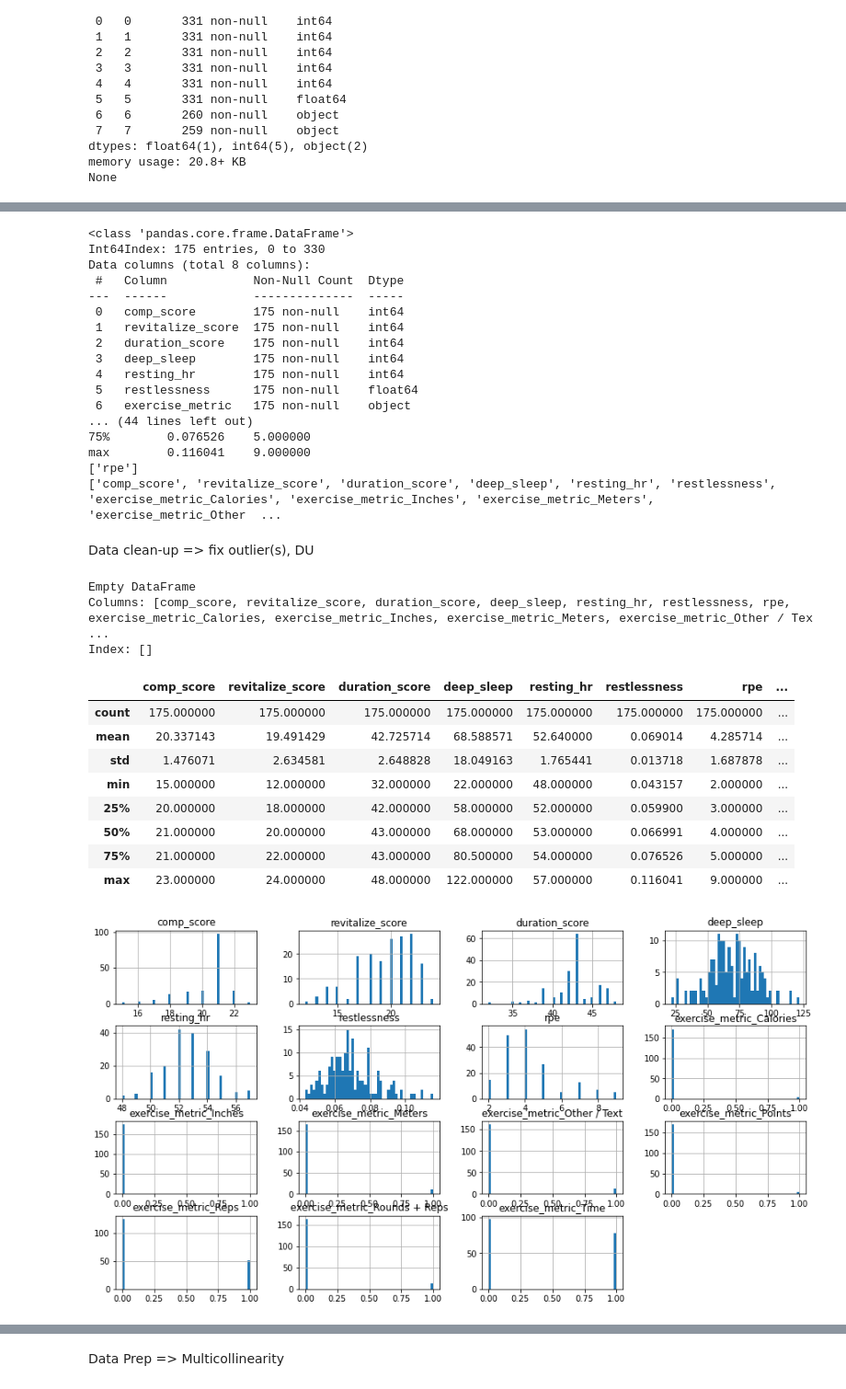
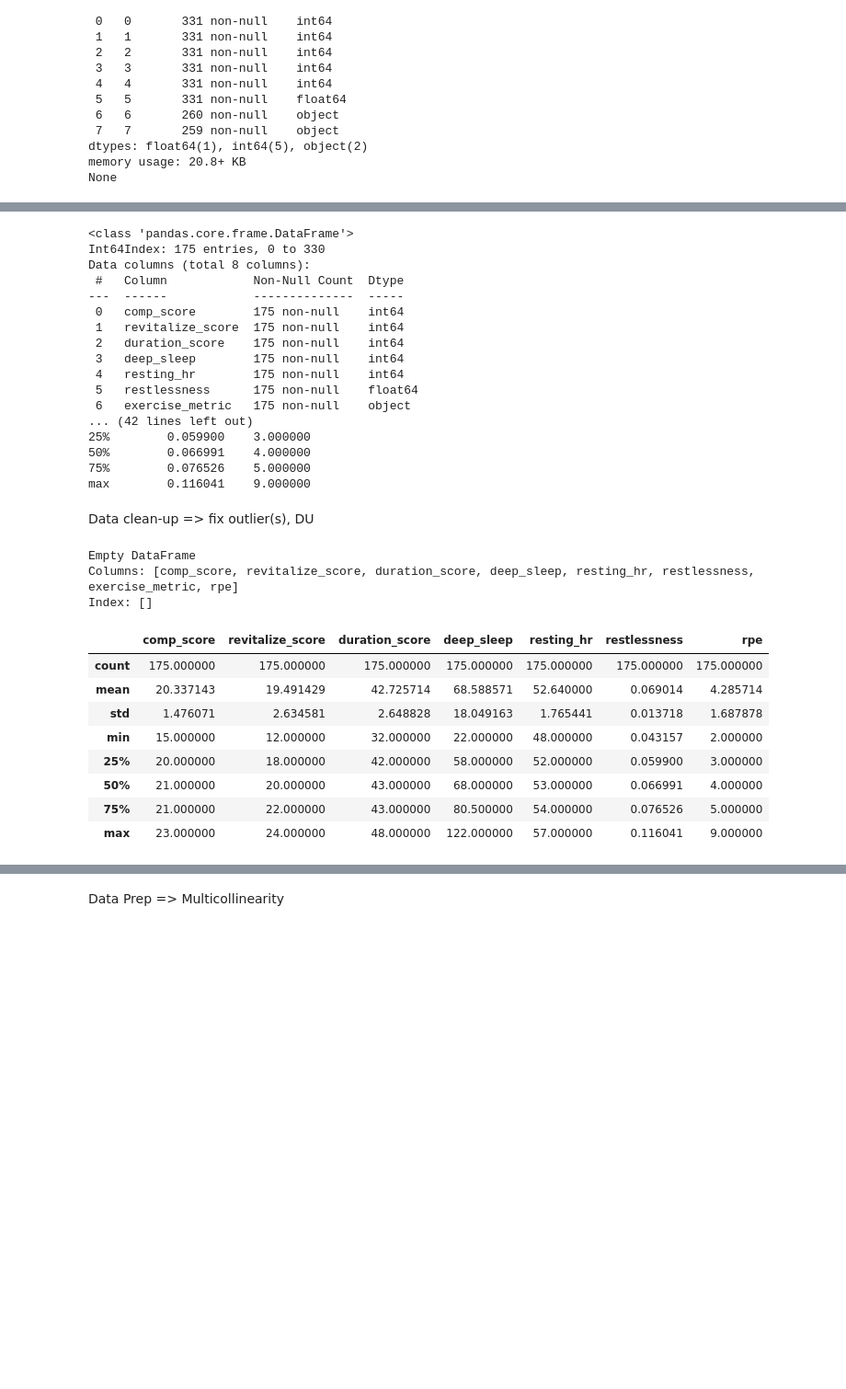
Before and after one commit to djfLtC0dr/python-playground, a Jupyter notebook: DASC522/djfDASC522_final.ipynb, the cells around one changed output, grey strips where cells are left out. Shown at 92% size. Drawn from its saved outputs; the diff is of its cells as text; code cells hidden in the pictures; blank space fills up the shorter version.

```diff
--- a/DASC522/djfDASC522_final.ipynb
+++ b/DASC522/djfDASC522_final.ipynb
@@ -248,6 +248,5 @@ Data Prep => extract @RPE += format += rename columns
 # %%
 import numpy as np
-from sklearn.model_selection import train_test_split
 
 data['rpe'] = data[7].str.extract(r'(@RPE+\d+)', expand=False)
 data['rpe'] = data['rpe'].str[4:].astype(float)
@@ -268,24 +267,10 @@ dict_col_names = {
 }
 
 data.rename(dict_col_names, axis=1, inplace=True)
+
 print(data.info())
 print(data.head(10))
 print(data.describe())
-
-# One Hot Encoding
-data = pd.get_dummies(data)
-# Extract features and labels
-y = data.loc[:, data.columns == 'rpe']
-# List of labels for later use
-labels_list = list(y.columns)
-print(labels_list)
-X = data.loc[:, data.columns != 'rpe']
-# List of features for later use
-feature_list = list(X.columns)
-print(feature_list)
-# Convert to numpy arrays
-arr_features = np.array(X)
-arr_labels = np.array(y)
 # %% [output]
 <class 'pandas.core.frame.DataFrame'>
 Int64Index: 175 entries, 0 to 330
@@ -299,51 +284,41 @@ Data columns (total 8 columns):
  4   resting_hr        175 non-null    int64
  5   restlessness      175 non-null    float64
  6   exercise_metric   175 non-null    object
-... (44 lines left out)
+... (42 lines left out)
+25%        0.059900    3.000000
+50%        0.066991    4.000000
 75%        0.076526    5.000000
 max        0.116041    9.000000
-['rpe']
-['comp_score', 'revitalize_score', 'duration_score', 'deep_sleep', 'resting_hr', 'restlessness', 'exercise_metric_Calories', 'exercise_metric_Inches', 'exercise_metric_Meters', 'exercise_metric_Other  ...
 # %% [markdown]
 Data clean-up => fix outlier(s), DU
 # %%
-import matplotlib.pyplot as plt
-import seaborn as sns
 from scipy import stats
-
-#histplot
-data.hist(bins=50, figsize=(15,8))
 
 # Z score
 z = np.abs(stats.zscore(data['rpe']))
 threshold = 3
 
 # Position of the outlier
 idx_outlier = np.where(z > threshold)
 print(data.iloc[idx_outlier])
 
 median_rpe = data['rpe'].quantile(0.50)
 outlier_rpe = data['rpe'].quantile(0.999)
 # print(outlier_rpe)
 # Any thing over 10 needs to be replaced with the median rpe
 # data['rpe'] = np.where(data['rpe'] > outlier_rpe, int(median_rpe), data['rpe'])
 
-# correlation matrix
-fig, ax = plt.subplots(figsize=(12,8))
-sns.heatmap(data.corr(), cmap='RdBu', vmin=-1, vmax=1, annot=True, square=True, ax=ax)
-
 data.describe()
 # %% [output]
 Empty DataFrame
-Columns: [comp_score, revitalize_score, duration_score, deep_sleep, resting_hr, restlessness, rpe, exercise_metric_Calories, exercise_metric_Inches, exercise_metric_Meters, exercise_metric_Other / Tex ...
+Columns: [comp_score, revitalize_score, duration_score, deep_sleep, resting_hr, restlessness, exercise_metric, rpe]
 Index: []
-|  | comp_score | revitalize_score | duration_score | deep_sleep | resting_hr | restlessness | rpe | ... |
-| count | 175.000000 | 175.000000 | 175.000000 | 175.000000 | 175.000000 | 175.000000 | 175.000000 | ... |
-| mean | 20.337143 | 19.491429 | 42.725714 | 68.588571 | 52.640000 | 0.069014 | 4.285714 | ... |
-| std | 1.476071 | 2.634581 | 2.648828 | 18.049163 | 1.765441 | 0.013718 | 1.687878 | ... |
-| min | 15.000000 | 12.000000 | 32.000000 | 22.000000 | 48.000000 | 0.043157 | 2.000000 | ... |
-| 25% | 20.000000 | 18.000000 | 42.000000 | 58.000000 | 52.000000 | 0.059900 | 3.000000 | ... |
-| 50% | 21.000000 | 20.000000 | 43.000000 | 68.000000 | 53.000000 | 0.066991 | 4.000000 | ... |
-| 75% | 21.000000 | 22.000000 | 43.000000 | 80.500000 | 54.000000 | 0.076526 | 5.000000 | ... |
-| max | 23.000000 | 24.000000 | 48.000000 | 122.000000 | 57.000000 | 0.116041 | 9.000000 | ... |
+|  | comp_score | revitalize_score | duration_score | deep_sleep | resting_hr | restlessness | rpe |
+| count | 175.000000 | 175.000000 | 175.000000 | 175.000000 | 175.000000 | 175.000000 | 175.000000 |
+| mean | 20.337143 | 19.491429 | 42.725714 | 68.588571 | 52.640000 | 0.069014 | 4.285714 |
+| std | 1.476071 | 2.634581 | 2.648828 | 18.049163 | 1.765441 | 0.013718 | 1.687878 |
+| min | 15.000000 | 12.000000 | 32.000000 | 22.000000 | 48.000000 | 0.043157 | 2.000000 |
+| 25% | 20.000000 | 18.000000 | 42.000000 | 58.000000 | 52.000000 | 0.059900 | 3.000000 |
+| 50% | 21.000000 | 20.000000 | 43.000000 | 68.000000 | 53.000000 | 0.066991 | 4.000000 |
+| 75% | 21.000000 | 22.000000 | 43.000000 | 80.500000 | 54.000000 | 0.076526 | 5.000000 |
+| max | 23.000000 | 24.000000 | 48.000000 | 122.000000 | 57.000000 | 0.116041 | 9.000000 |
-[figure, removed]
```
Also changed, not shown: parts of 13 cells of this notebook.
